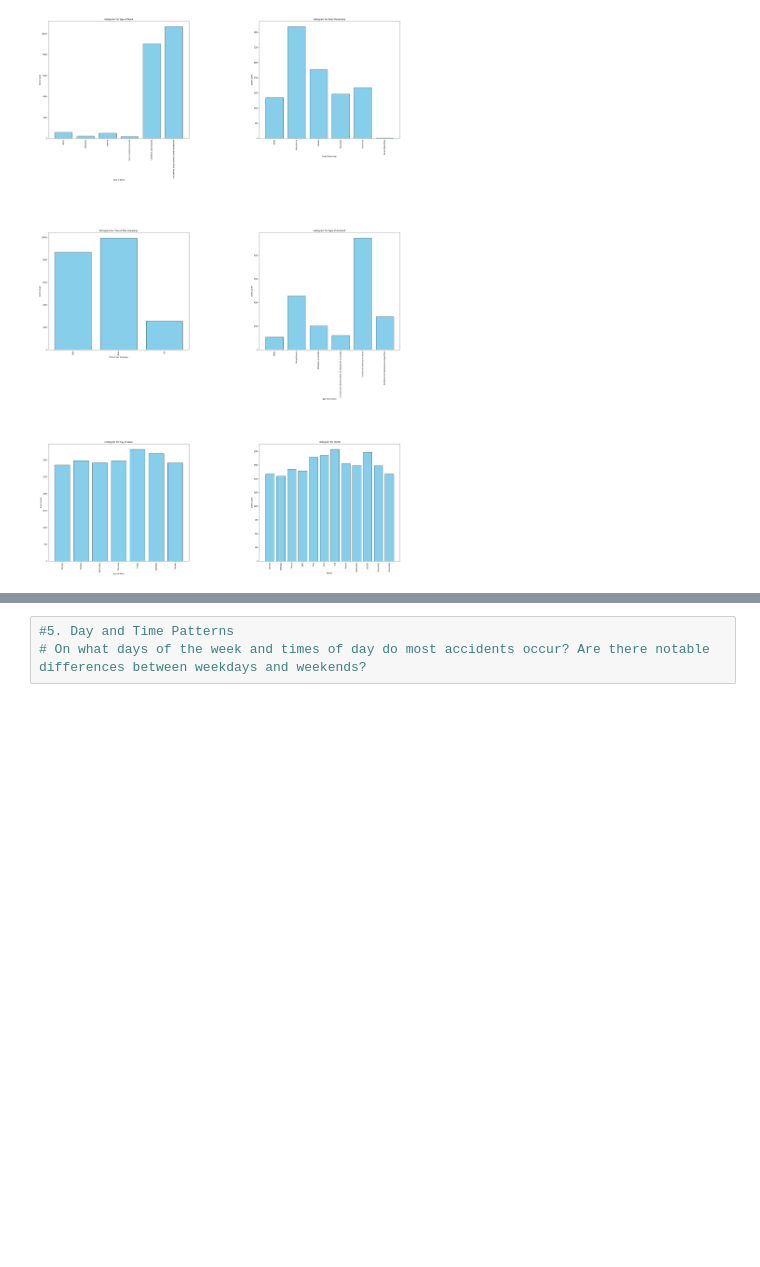
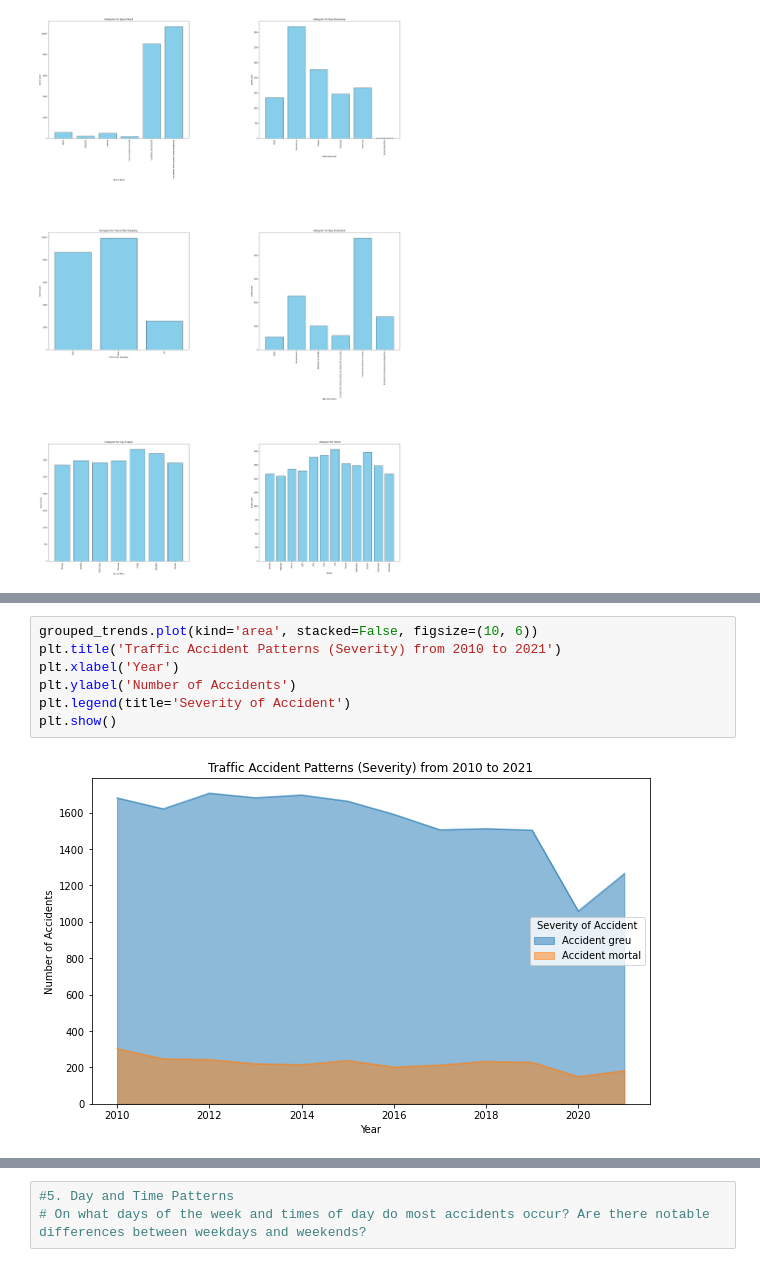
Before and after one commit to MarcLlopart/Traffic-Accident-Analysis, a Jupyter notebook: EDA.ipynb, the cells around one changed output, grey strips where cells are left out. Saved outputs shown, nothing was run; the diff lists cells and outputs as text; blank space fills up the shorter version.

```diff
--- a/EDA.ipynb
+++ b/EDA.ipynb
@@ -204,0 +279,9 @@ plt.show()
+# %%
+grouped_trends.plot(kind='area', stacked=False, figsize=(10, 6))
+plt.title('Traffic Accident Patterns (Severity) from 2010 to 2021')
+plt.xlabel('Year')
+plt.ylabel('Number of Accidents')
+plt.legend(title='Severity of Accident')
+plt.show()
+# %% [output]
+[figure, added]
```
Also changed, not shown: parts of 9 cells of this notebook, 2 other files.
